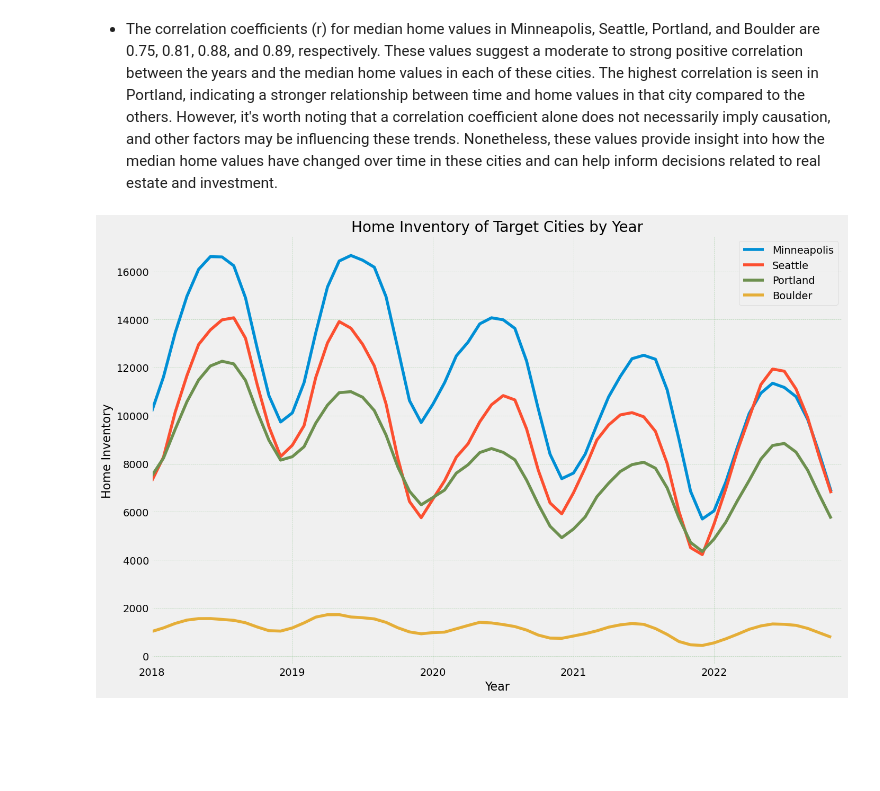
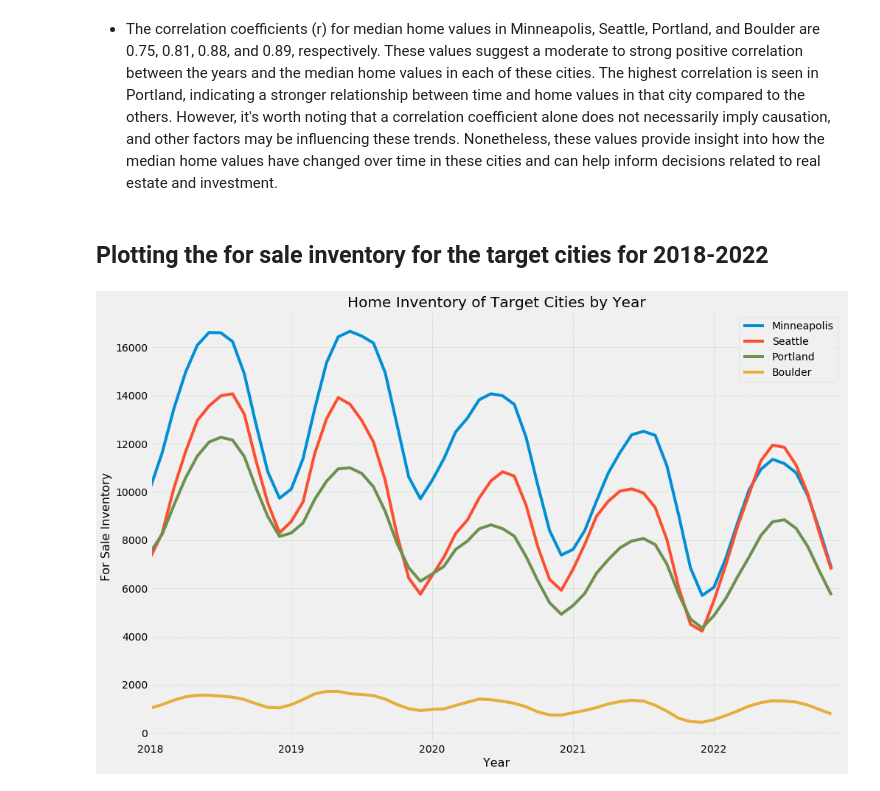
Before and after one commit to earlyann/Zillow_target_city_analysis, a Jupyter notebook: zillow.ipynb, the cells around one changed output. Saved outputs shown, nothing was run; the diff lists cells and outputs as text; code cells hidden in the pictures; blank space fills up the shorter version.

```diff
--- a/zillow.ipynb
+++ b/zillow.ipynb
@@ -27,7 +18,6 @@ df1 = pd.read_csv(csvpath)
 # %%
-# For-Sale Inventory: The count of unique listings that were active at any time in a
-# given month.
+# Import For-Sale Inventory: The count of unique listings that were active at any time in a given month.
 
-csvpath2 = '/Users/laceymorgan/Desktop/Zillow_target_city_analysis/Metro_invt_2_16_2023.csv'
+csvpath2 = '/Users/laceymorgan/Desktop/Zillow_target_city_analysis/data/Metro_invt_2_16_2023.csv'
 df2 = pd.read_csv(csvpath2)
 # %%
@@ -223,5 +200,7 @@ The correlation coefficient (r) for the Boulder data is: 0.8932773099011463
 # %% [markdown]
 * The correlation coefficients (r) for median home values in Minneapolis, Seattle, Portland, and Boulder are 0.75, 0.81, 0.88, and 0.89, respectively. These values suggest a moderate to strong positive correlation between the years and the median home values in each of these cities. The highest correlation is seen in Portland, indicating a stronger relationship between time and home values in that city compared to the others. However, it's worth noting that a correlation coefficient alone does not necessarily imply causation, and other factors may be influencing these trends. Nonetheless, these values provide insight into how the median home values have changed over time in these cities and can help inform decisions related to real estate and investment.
+# %% [markdown]
+## Plotting the for sale inventory for the target cities for 2018-2022
 # %%
 # creating data frames of just the target cities home inventory over time, data from DF2
 mpls_inv = df2.loc[(df2['RegionName'] == 'Minneapolis, MN')].copy()
@@ -254,35 +233,33 @@ plt.plot(bldr_inv_data, label='Boulder', color=color_pal[2])
 
 # add labels and a title
 plt.xlabel('Year', fontsize=16)
-plt.ylabel('Home Inventory', fontsize=16)
+plt.ylabel('For Sale Inventory', fontsize=16)
 plt.title('Home Inventory of Target Cities by Year', fontsize=20)
 
 # create a list of x-tick labels with 6 month intervals
 dates = pd.date_range(start='2018-03-31', end='2023-01-31', freq='12M')
 labels = [date.strftime('%Y') for date in dates]
 
 # convert the dates to integer positions representing the number of months since the start date
 start = pd.Timestamp('2018-03-31')
 positions = [(date - start).days // 30 for date in dates]
 
 # set the x-ticks and labels
 plt.xticks(positions, labels)
 
 # set proporties for the grid
 plt.grid(alpha= .25, color = 'green', linestyle = '--', linewidth = 0.5)
 
 # set the x-limits
 plt.xlim(0, len(mpls_inv_data))
 
 # add a legend
 plt.legend(loc='best')
 
-# plt.tight_layout()
-
-# Save your graph as a PNG file in the "visualizations" folder
+# Save the graph as a PNG file in the visualizations folder
 plt.savefig('/Users/laceymorgan/Desktop/Zillow_target_city_analysis/figures/inventory_all_cities.png', dpi=300)
 
 # show the plot
 plt.show()
 # %% [output]
-[figure, old version]
+[figure, new version]
```
Also changed, not shown: parts of 20 cells of this notebook, 5 other files.
